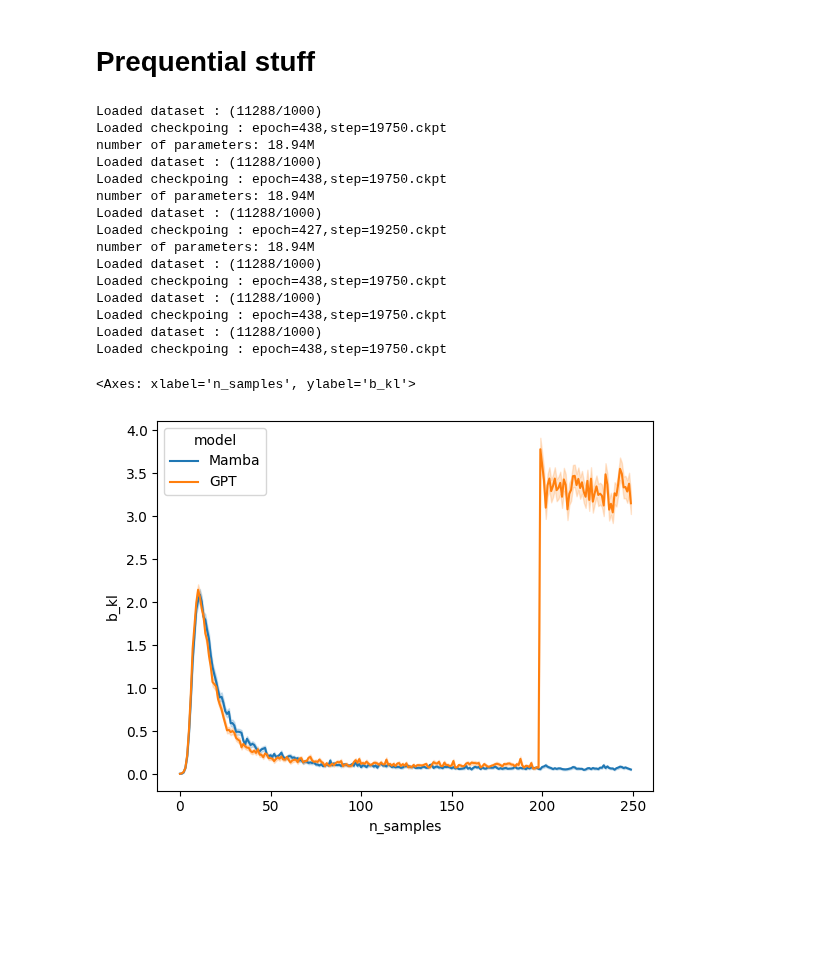
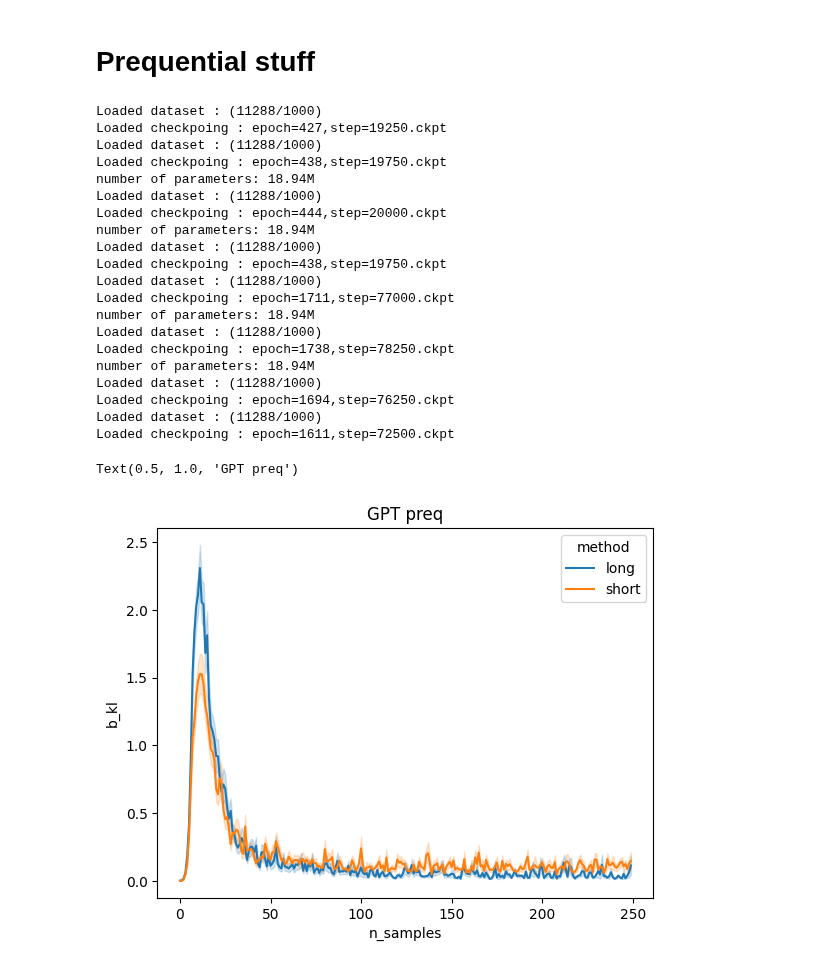
Before and after one commit to leogagnon/latent_control, a Jupyter notebook: notebooks/figures.ipynb, the cells around one changed output. Drawn from its saved outputs; the diff is of its cells as text; code cells hidden in the pictures; blank space fills up the shorter version.

```diff
--- a/notebooks/figures.ipynb
+++ b/notebooks/figures.ipynb
@@ -18,7 +15,14 @@ The autoreload extension is already loaded. To reload it, use:
 # Prequential stuff
 # %%
 runs = Api().runs(
-    path="leogagnon/latent_control", filters={"config.sweep_id": "mamba_2024-10-18-13-54-03"}
+    path="leogagnon/latent_control",
+    filters={
+        "$or": [
+            {"config.sweep_id": "smallseqs_2024-10-22-15-24-51"},
+            {"config.sweep_id": "mamba_2024-10-22-12-48-00"},
+            {"config.sweep_id": "mamba_2024-10-22-10-20-40"}
+        ]
+    },
 )
 runs = [run.id for run in runs]
 
@@ -35,7 +39,7 @@ df = pd.DataFrame(
     ]
 )
 
-N_RUNS = 256
+N_RUNS = 128
 C_LEN = 250
 
 # Hardcoded this part cuz made an error in checkpointing
@@ -43,7 +47,13 @@ C_LEN = 250
 for id in runs:
     task = MetaLearningTask(id).cuda()
     task: MetaLearningTask
-    method = "regular" if task.cfg.data.context_length == [200,200] else "preq"
+    if task.cfg.data.context_length == [50, 50]:
+        method = 'short'
+    elif task.cfg.data.context_length == [200, 200]:
+        method = 'long'
+    else:
+        continue
+
     model = "GPT" if isinstance(task.model, GPT) else "Mamba"
 
     pp_dict = task.evaluate_pp(N_RUNS, C_LEN + 1, 4)
@@ -56,32 +66,37 @@ for id in runs:
                 "seed": task.cfg.data.seed,
                 "seq_id": i,
                 "n_samples": j,
-                "f_kl": pp_dict['ForwardKL'][i, j].item(),
-                "b_kl": pp_dict['BackwardKL'][i, j].item(),
+                "f_kl": pp_dict["ForwardKL"][i, j].item(),
+                "b_kl": pp_dict["BackwardKL"][i, j].item(),
                 "nll": pp_dict["ModelNLL"][i, j].item(),
             }
 
-df.to_csv('prequential_mamba.csv')
+df.to_csv("super_shortseqs.csv")
 # %% [output]
+Loaded dataset : (11288/1000)
+Loaded checkpoing : epoch=427,step=19250.ckpt
 Loaded dataset : (11288/1000)
 Loaded checkpoing : epoch=438,step=19750.ckpt
 number of parameters: 18.94M
 Loaded dataset : (11288/1000)
-Loaded checkpoing : epoch=438,step=19750.ckpt
-number of parameters: 18.94M
-Loaded dataset : (11288/1000)
-Loaded checkpoing : epoch=427,step=19250.ckpt
+Loaded checkpoing : epoch=444,step=20000.ckpt
 number of parameters: 18.94M
 Loaded dataset : (11288/1000)
 Loaded checkpoing : epoch=438,step=19750.ckpt
 Loaded dataset : (11288/1000)
-Loaded checkpoing : epoch=438,step=19750.ckpt
+Loaded checkpoing : epoch=1711,step=77000.ckpt
+number of parameters: 18.94M
 Loaded dataset : (11288/1000)
-Loaded checkpoing : epoch=438,step=19750.ckpt
+Loaded checkpoing : epoch=1738,step=78250.ckpt
+number of parameters: 18.94M
+Loaded dataset : (11288/1000)
+Loaded checkpoing : epoch=1694,step=76250.ckpt
+Loaded dataset : (11288/1000)
+Loaded checkpoing : epoch=1611,step=72500.ckpt
 # %%
-df = pd.read_csv('prequential_mamba.csv')
+df = pd.read_csv('prequential_mamba_controlled.csv')
 # %%
-sns.lineplot(df, x='n_samples', y='b_kl', hue='model', errorbar=('se',1.0))
+sns.lineplot(df.loc[df['model']!='GPT'], x='n_samples', y='b_kl', hue='method', errorbar=('se',1.0)).set_title('GPT preq')
 # %% [output]
-<Axes: xlabel='n_samples', ylabel='b_kl'>
+Text(0.5, 1.0, 'GPT preq')
-[figure, old version]
+[figure, new version]
```
Also changed, not shown: parts of 1 cell of this notebook, 12 other files.
